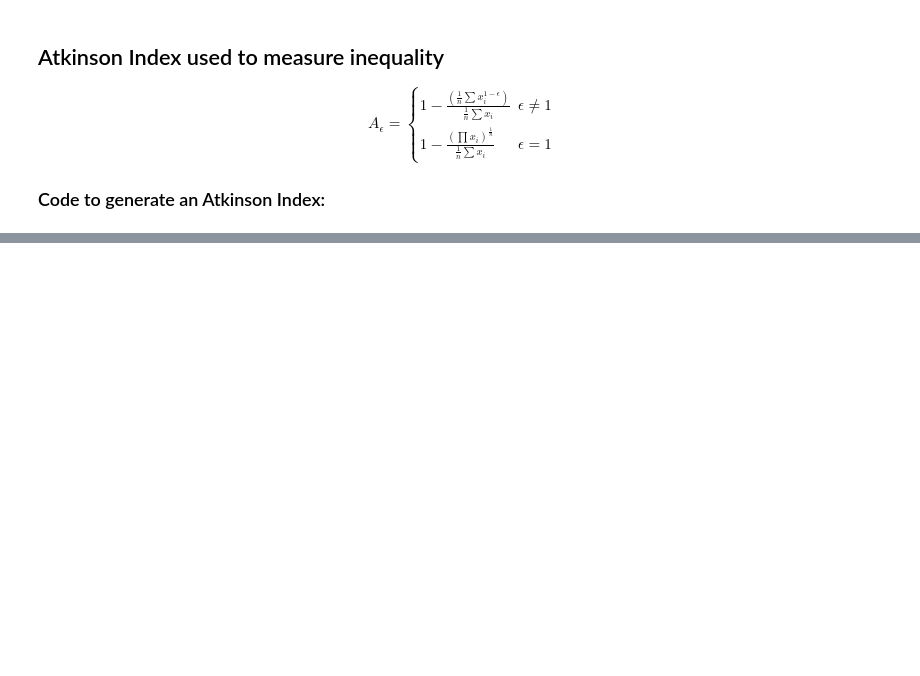
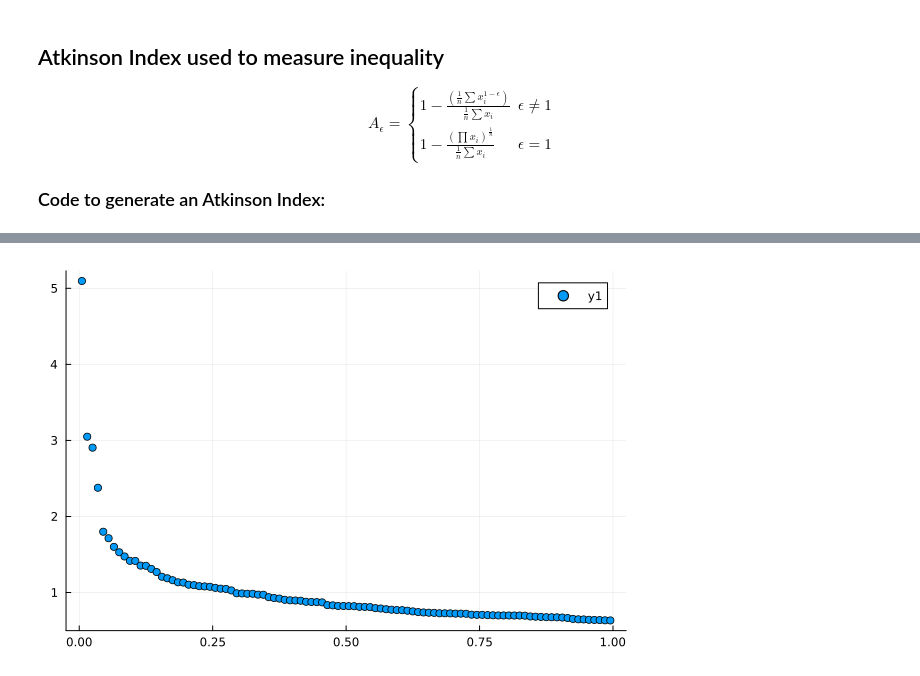
Before and after one commit to BraddWForster/learning_julia, a Jupyter notebook: coding_basics/examples.ipynb, the cells around one changed output, grey strips where cells are left out. Drawn from its saved outputs; the diff is of its cells as text; code cells hidden in the pictures; blank space fills up the shorter version.

```diff
--- a/coding_basics/examples.ipynb
+++ b/coding_basics/examples.ipynb
@@ -126,0 +124,12 @@ scatter(N_nf, X_nf)
+# %%
+## For example,
+##
+N_nF = 100 ## total number of French firms
+distribution = Pareto(3) ## distibution of firm sales
+sales = sort(rand(distribution, N), rev = true) ## sales
+y = sales./mean(sales)
+r_n = collect(1:N)
+x = (r_n.-0.5)./N_nF
+scatter(x, y)
+# %% [output]
+[figure, added]
```
Also changed, not shown: parts of 6 cells of this notebook.
